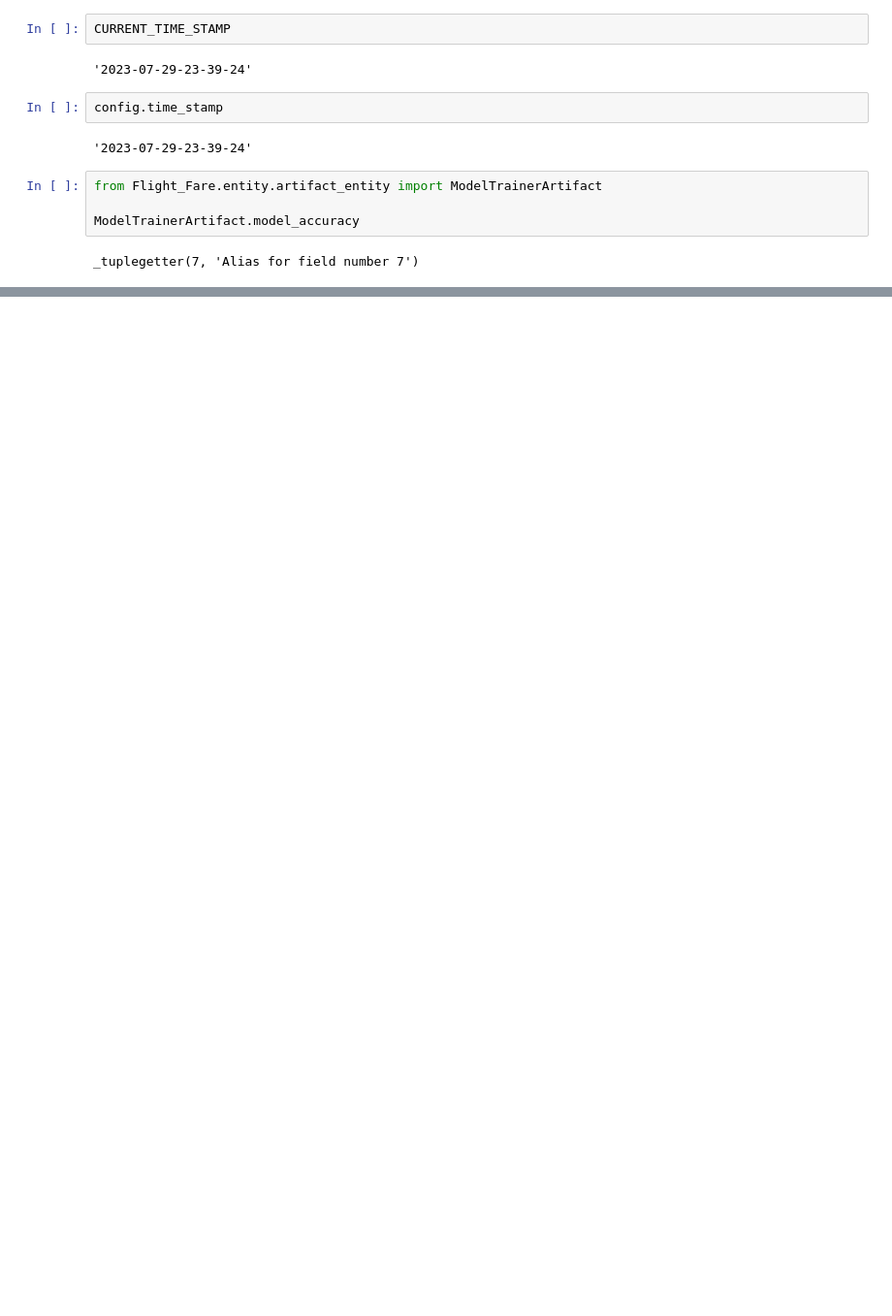
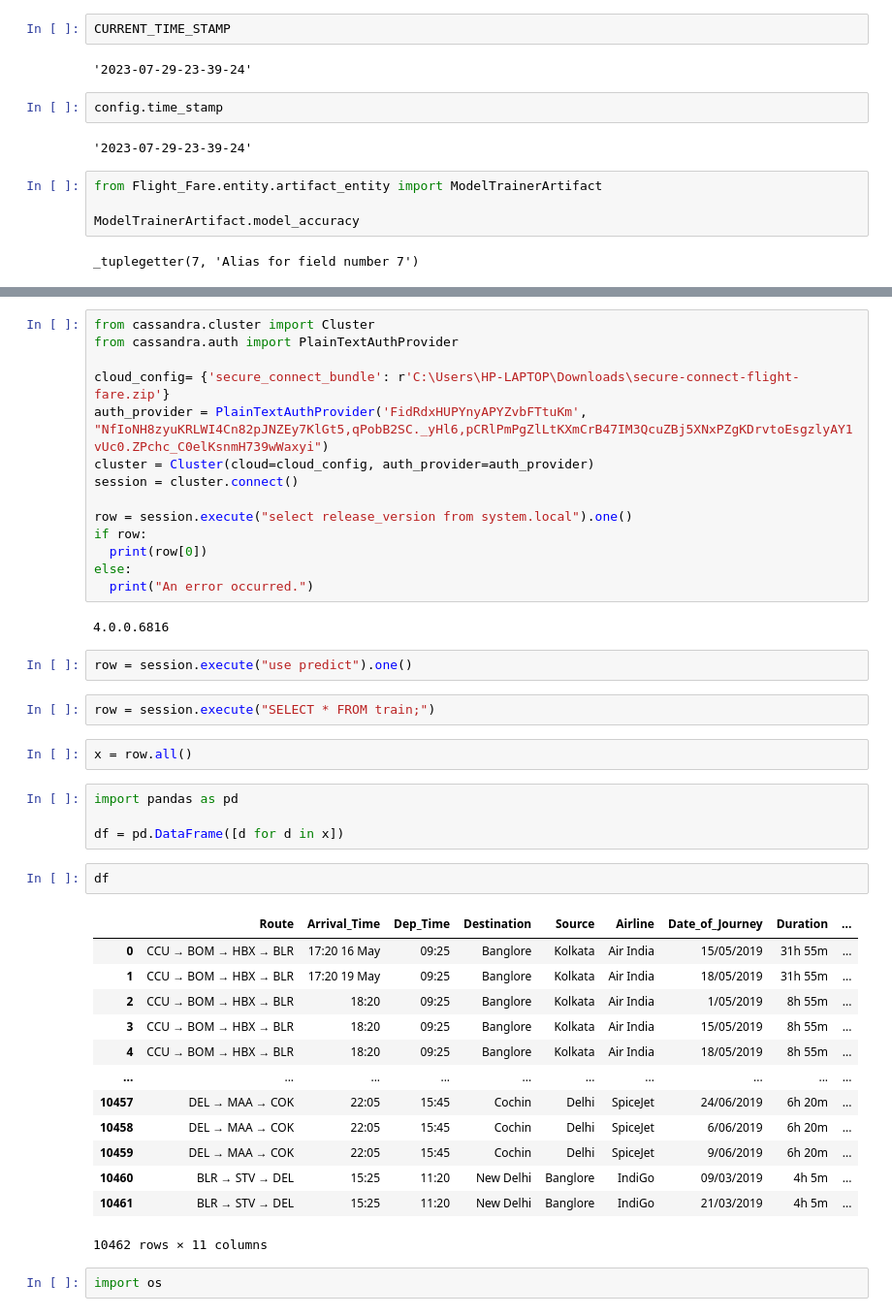
Before and after one commit to divya030/Flight_Fare_Predictions, a Jupyter notebook: triall_1.ipynb, the cells around one changed output, grey strips where cells are left out. Shown at 97% size. Cells and saved outputs as stored; diff of their text form; blank space fills up the shorter version.

```diff
--- a/triall_1.ipynb
+++ b/triall_1.ipynb
@@ -408,0 +600,44 @@ _tuplegetter(7, 'Alias for field number 7')
+# %%
+from cassandra.cluster import Cluster
+from cassandra.auth import PlainTextAuthProvider
+
+cloud_config= {'secure_connect_bundle': r'C:\Users\HP-LAPTOP\Downloads\secure-connect-flight-fare.zip'}
+auth_provider = PlainTextAuthProvider('FidRdxHUPYnyAPYZvbFTtuKm', "NfIoNH8zyuKRLWI4Cn82pJNZEy7KlGt5,qPobB2SC._yHl6,pCRlPmPgZlLtKXmCrB47IM3QcuZBj5XNxPZgKDrvtoEsgzlyAY1vUc0.ZPchc_C0elKsnmH739wWaxyi")
+cluster = Cluster(cloud=cloud_config, auth_provider=auth_provider)
+session = cluster.connect()
+
+row = session.execute("select release_version from system.local").one()
+if row:
+  print(row[0])
+else:
+  print("An error occurred.")
+# %% [output]
+4.0.0.6816
+# %%
+row = session.execute("use predict").one()
+# %%
+row = session.execute("SELECT * FROM train;")
+# %%
+x = row.all()
+# %%
+import pandas as pd
+
+df = pd.DataFrame([d for d in x])
+# %%
+df
+# %% [output]
+|  | Route | Arrival_Time | Dep_Time | Destination | Source | Airline | Date_of_Journey | Duration | ... |
+| 0 | CCU → BOM → HBX → BLR | 17:20 16 May | 09:25 | Banglore | Kolkata | Air India | 15/05/2019 | 31h 55m | ... |
+| 1 | CCU → BOM → HBX → BLR | 17:20 19 May | 09:25 | Banglore | Kolkata | Air India | 18/05/2019 | 31h 55m | ... |
+| 2 | CCU → BOM → HBX → BLR | 18:20 | 09:25 | Banglore | Kolkata | Air India | 1/05/2019 | 8h 55m | ... |
+| 3 | CCU → BOM → HBX → BLR | 18:20 | 09:25 | Banglore | Kolkata | Air India | 15/05/2019 | 8h 55m | ... |
+| 4 | CCU → BOM → HBX → BLR | 18:20 | 09:25 | Banglore | Kolkata | Air India | 18/05/2019 | 8h 55m | ... |
+| ... | ... | ... | ... | ... | ... | ... | ... | ... | ... |
+| 10457 | DEL → MAA → COK | 22:05 | 15:45 | Cochin | Delhi | SpiceJet | 24/06/2019 | 6h 20m | ... |
+| 10458 | DEL → MAA → COK | 22:05 | 15:45 | Cochin | Delhi | SpiceJet | 6/06/2019 | 6h 20m | ... |
+| 10459 | DEL → MAA → COK | 22:05 | 15:45 | Cochin | Delhi | SpiceJet | 9/06/2019 | 6h 20m | ... |
+| 10460 | BLR → STV → DEL | 15:25 | 11:20 | New Delhi | Banglore | IndiGo | 09/03/2019 | 4h 5m | ... |
+| 10461 | BLR → STV → DEL | 15:25 | 11:20 | New Delhi | Banglore | IndiGo | 21/03/2019 | 4h 5m | ... |
+10462 rows × 11 columns
+# %%
+import os
```
Also changed, not shown: parts of 40 cells of this notebook, 23 other files.
